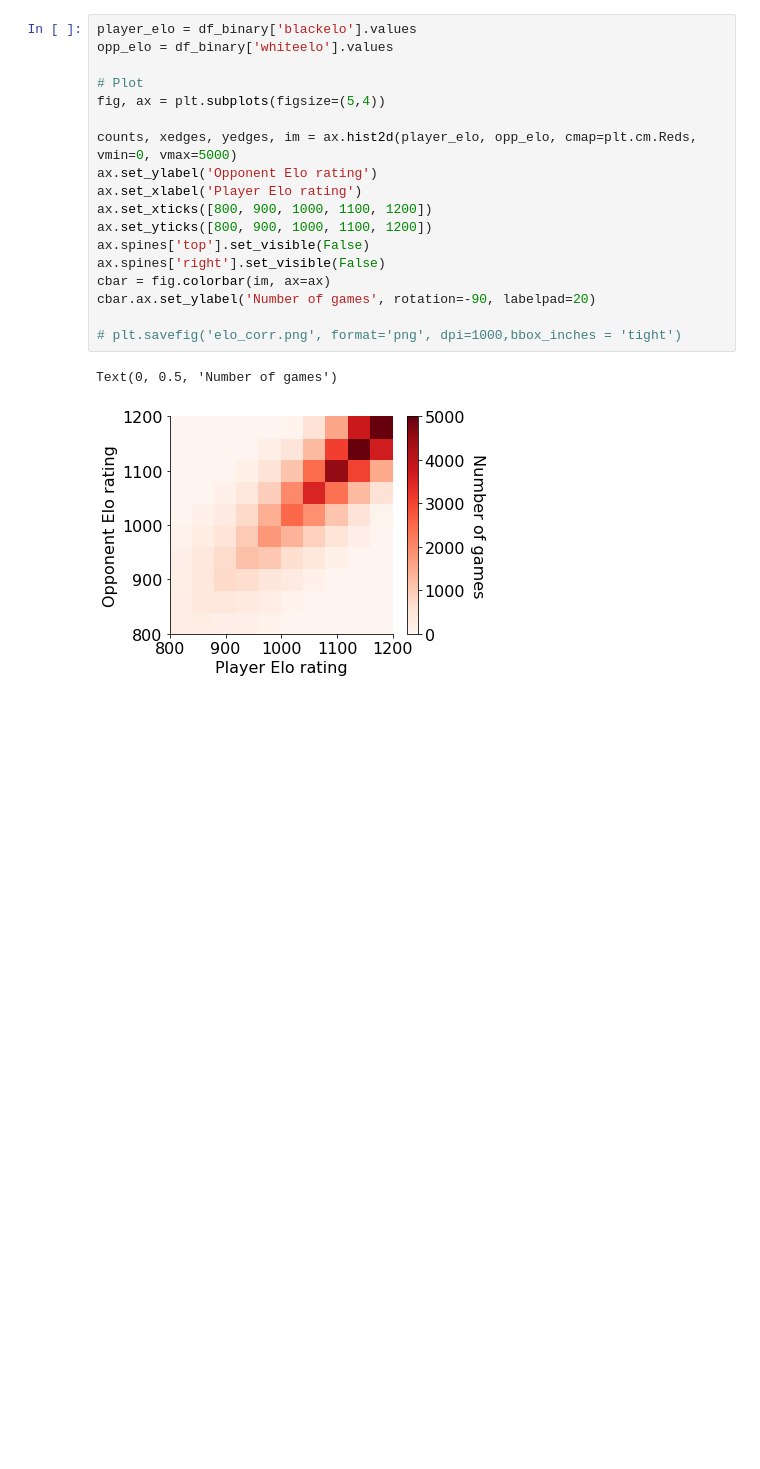
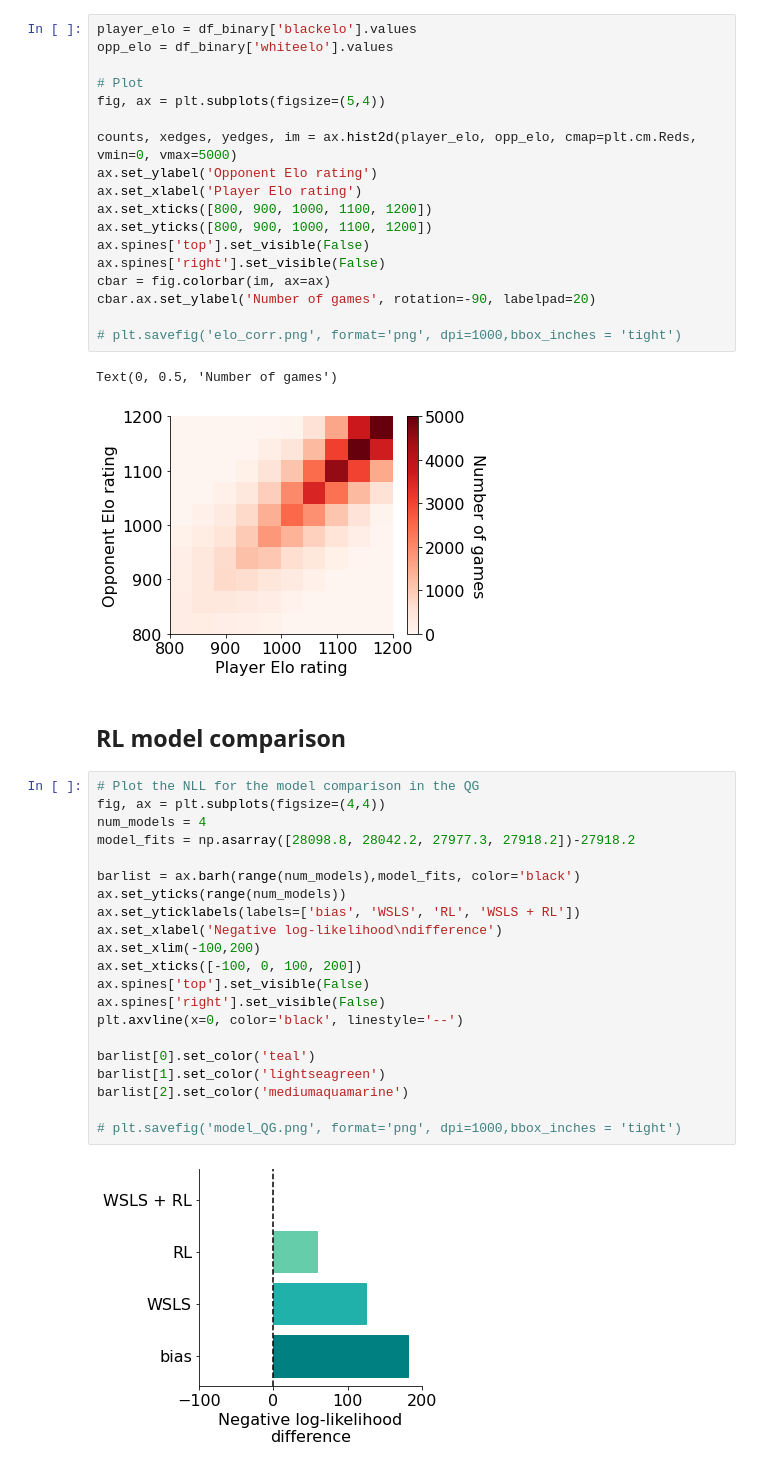
Before and after one commit to ionatankuperwajs/learning-openings, a Jupyter notebook: learning.ipynb, the cells around one changed output. Drawn from its saved outputs; the diff is of its cells as text; blank space fills up the shorter version.

```diff
--- a/learning.ipynb
+++ b/learning.ipynb
@@ -2774,3 +2610,28 @@ cbar.ax.set_ylabel('Number of games', rotation=-90, labelpad=20)
 # %% [output]
 Text(0, 0.5, 'Number of games')
 [figure]
+# %% [markdown]
+## RL model comparison
+# %%
+# Plot the NLL for the model comparison in the QG
+fig, ax = plt.subplots(figsize=(4,4))
+num_models = 4
+model_fits = np.asarray([28098.8, 28042.2, 27977.3, 27918.2])-27918.2
+
+barlist = ax.barh(range(num_models),model_fits, color='black')
+ax.set_yticks(range(num_models))
+ax.set_yticklabels(labels=['bias', 'WSLS', 'RL', 'WSLS + RL'])
+ax.set_xlabel('Negative log-likelihood\ndifference')
+ax.set_xlim(-100,200)
+ax.set_xticks([-100, 0, 100, 200])
+ax.spines['top'].set_visible(False)
+ax.spines['right'].set_visible(False)
+plt.axvline(x=0, color='black', linestyle='--')
+
+barlist[0].set_color('teal')
+barlist[1].set_color('lightseagreen')
+barlist[2].set_color('mediumaquamarine')
+
+# plt.savefig('model_QG.png', format='png', dpi=1000,bbox_inches = 'tight')
+# %% [output]
+[figure, added]
```
Also changed, not shown: parts of 43 cells of this notebook, 40 other files.
